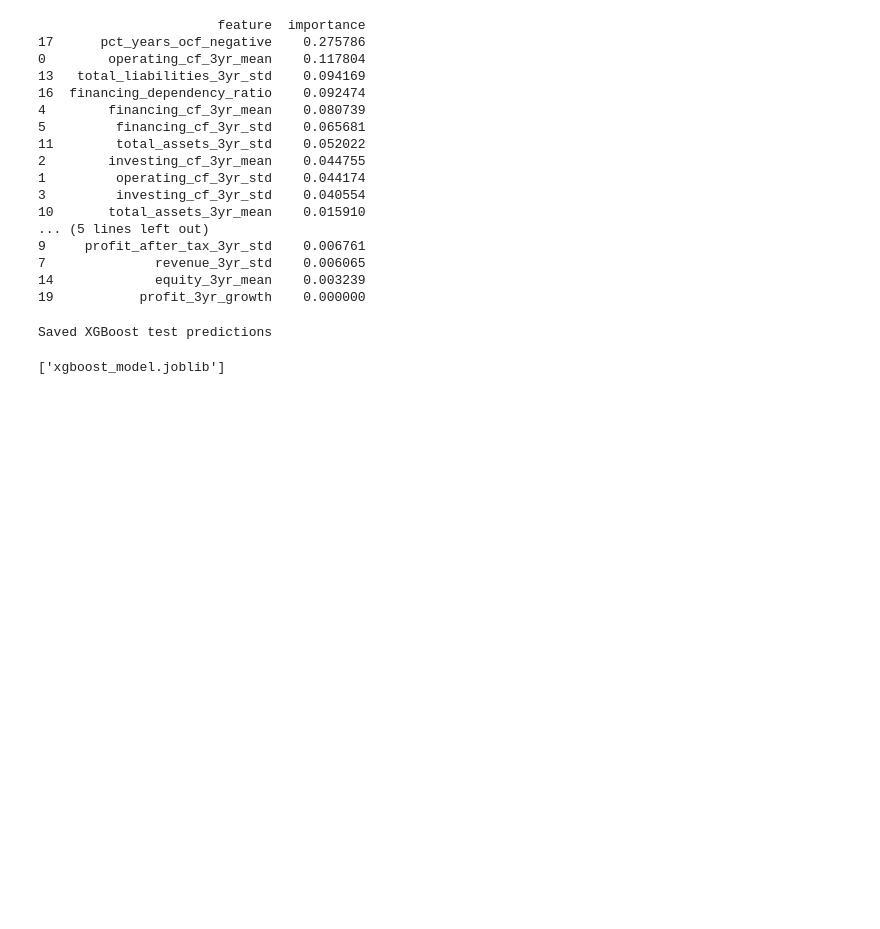
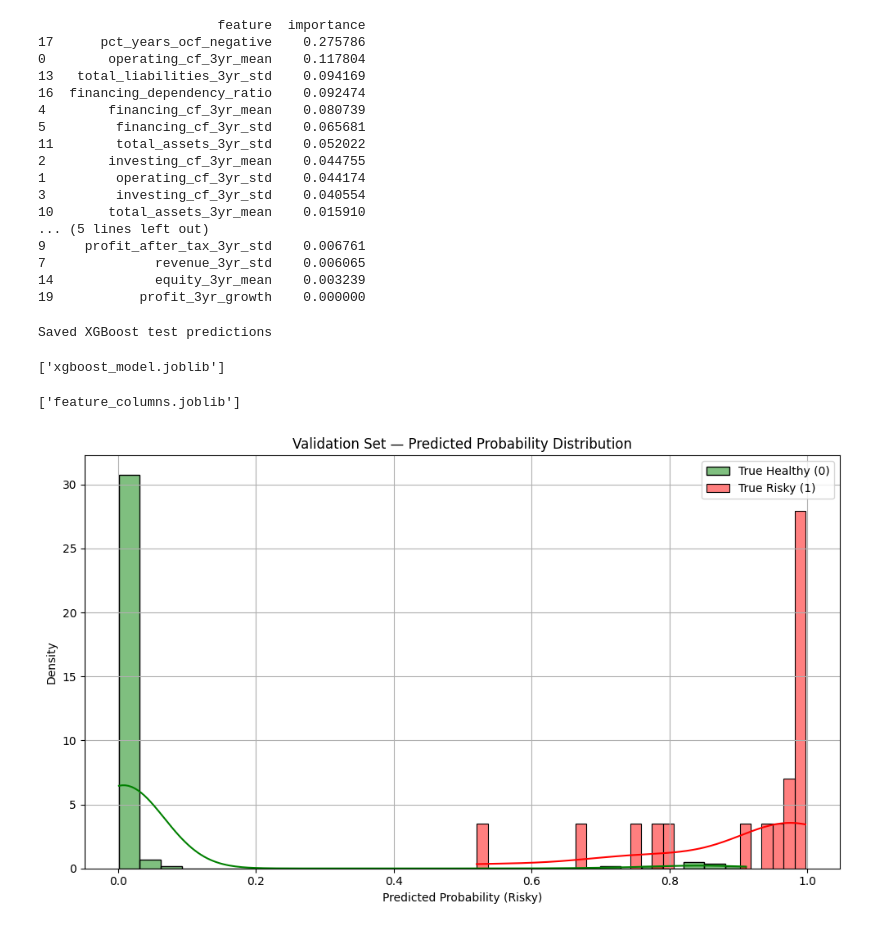
Before and after one commit to dustyAlgo/Financial_risk_estimator, a Jupyter notebook: train_xgboost.ipynb, the cells around one changed output. Drawn from its saved outputs; the diff is of its cells as text; code cells hidden in the pictures; blank space fills up the shorter version.

```diff
--- a/train_xgboost.ipynb
+++ b/train_xgboost.ipynb
@@ -198,3 +180,47 @@ Saved XGBoost test predictions
 joblib.dump(xgb_model, "xgboost_model.joblib")
 # %% [output]
 ['xgboost_model.joblib']
+# %%
+FEATURE_COLUMNS = list(X_train.columns)
+
+joblib.dump(FEATURE_COLUMNS, "feature_columns.joblib")
+# %% [output]
+['feature_columns.joblib']
+# %%
+# Split probabilities by TRUE label
+val_probs_risky = y_val_proba[y_val == 1]
+val_probs_healthy = y_val_proba[y_val == 0]
+
+plt.figure(figsize=(10, 6))
+
+# Histogram + KDE for Healthy
+sns.histplot(
+    val_probs_healthy,
+    bins=30,
+    kde=True,
+    stat="density",
+    color="green",
+    alpha=0.5,
+    label="True Healthy (0)"
+)
+
+# Histogram + KDE for Risky
+sns.histplot(
+    val_probs_risky,
+    bins=30,
+    kde=True,
+    stat="density",
+    color="red",
+    alpha=0.5,
+    label="True Risky (1)"
+)
+
+plt.xlabel("Predicted Probability (Risky)")
+plt.ylabel("Density")
+plt.title("Validation Set — Predicted Probability Distribution")
+plt.legend()
+plt.grid(True)
+plt.tight_layout()
+plt.show()
+# %% [output]
+[figure, added]
```
Also changed, not shown: parts of 1 cell of this notebook, 2 other files.
